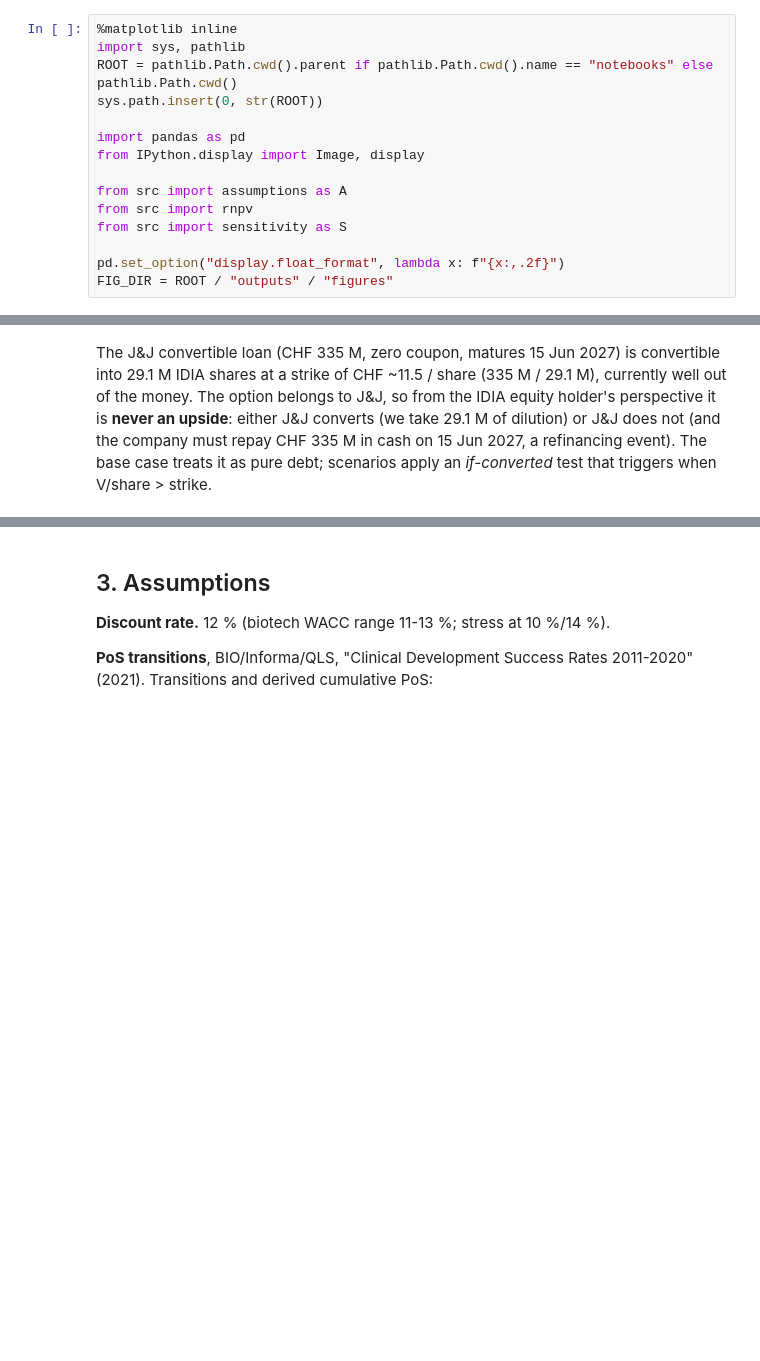
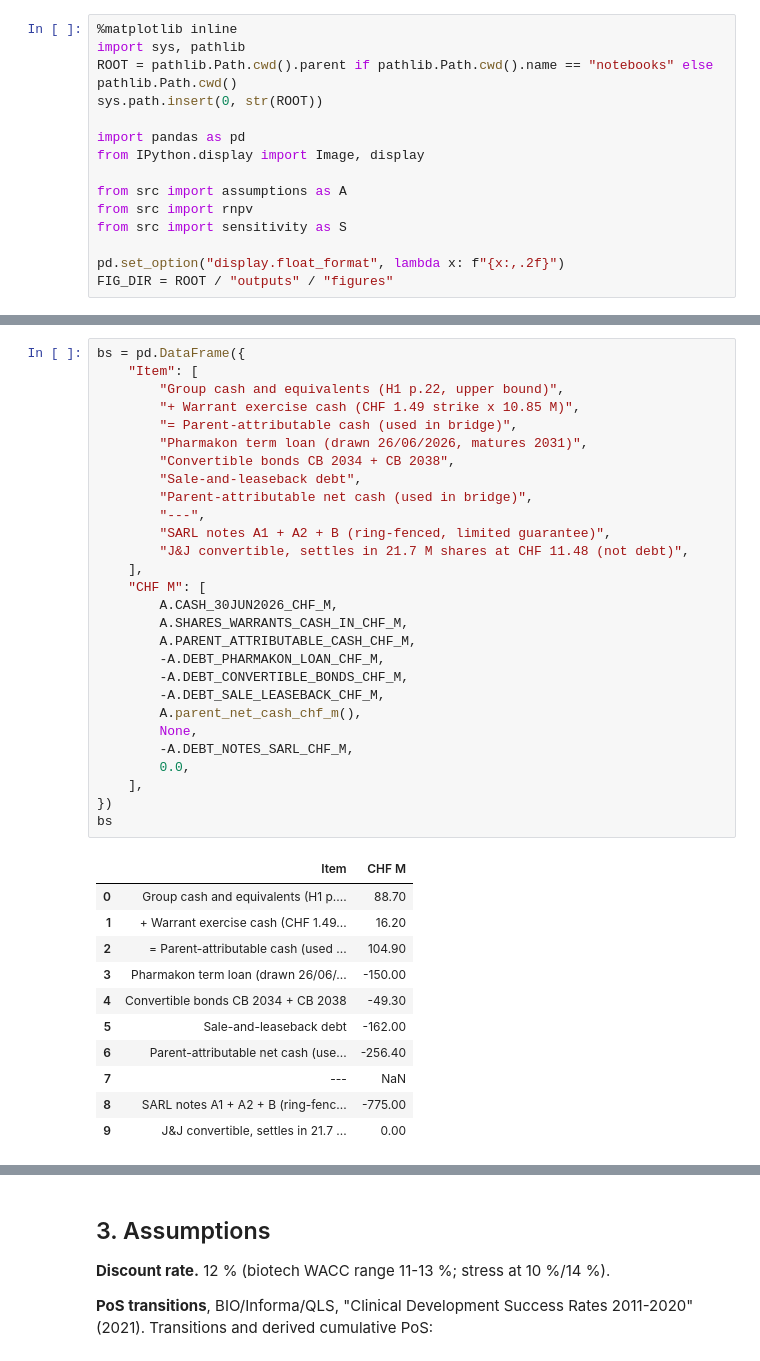
Before and after one commit to DimitriPr/rnpv-idorsia-valuation, a Jupyter notebook: notebooks/analysis.ipynb, the cells around one changed output, grey strips where cells are left out. Saved outputs shown, nothing was run; the diff lists cells and outputs as text; blank space fills up the shorter version.

```diff
--- a/notebooks/analysis.ipynb
+++ b/notebooks/analysis.ipynb
@@ -144,9 +140,40 @@ bs
-# %% [markdown]
-The J&J convertible loan (CHF 335 M, zero coupon, matures 15 Jun 2027)
-is convertible into 29.1 M IDIA shares at a strike of CHF ~11.5 / share
-(335 M / 29.1 M), currently well out of the money. The option belongs
-to J&J, so from the IDIA equity holder's perspective it is **never an
-upside**: either J&J converts (we take 29.1 M of dilution) or J&J does
-not (and the company must repay CHF 335 M in cash on 15 Jun 2027, a
-refinancing event). The base case treats it as pure debt; scenarios
-apply an *if-converted* test that triggers when V/share > strike.
+# %%
+bs = pd.DataFrame({
+    "Item": [
+        "Group cash and equivalents (H1 p.22, upper bound)",
+        "+ Warrant exercise cash (CHF 1.49 strike x 10.85 M)",
+        "= Parent-attributable cash (used in bridge)",
+        "Pharmakon term loan (drawn 26/06/2026, matures 2031)",
+        "Convertible bonds CB 2034 + CB 2038",
+        "Sale-and-leaseback debt",
+        "Parent-attributable net cash (used in bridge)",
+        "---",
+        "SARL notes A1 + A2 + B (ring-fenced, limited guarantee)",
+        "J&J convertible, settles in 21.7 M shares at CHF 11.48 (not debt)",
+    ],
+    "CHF M": [
+        A.CASH_30JUN2026_CHF_M,
+        A.SHARES_WARRANTS_CASH_IN_CHF_M,
+        A.PARENT_ATTRIBUTABLE_CASH_CHF_M,
+        -A.DEBT_PHARMAKON_LOAN_CHF_M,
+        -A.DEBT_CONVERTIBLE_BONDS_CHF_M,
+        -A.DEBT_SALE_LEASEBACK_CHF_M,
+        A.parent_net_cash_chf_m(),
+        None,
+        -A.DEBT_NOTES_SARL_CHF_M,
+        0.0,
+    ],
+})
+bs
+# %% [output]
+|  | Item | CHF M |
+| 0 | Group cash and equivalents (H1 p.... | 88.70 |
+| 1 | + Warrant exercise cash (CHF 1.49... | 16.20 |
+| 2 | = Parent-attributable cash (used ... | 104.90 |
+| 3 | Pharmakon term loan (drawn 26/06/... | -150.00 |
+| 4 | Convertible bonds CB 2034 + CB 2038 | -49.30 |
+| 5 | Sale-and-leaseback debt | -162.00 |
+| 6 | Parent-attributable net cash (use... | -256.40 |
+| 7 | --- | NaN |
+| 8 | SARL notes A1 + A2 + B (ring-fenc... | -775.00 |
+| 9 | J&J convertible, settles in 21.7 ... | 0.00 |
```
Also changed, not shown: parts of 25 cells of this notebook, 13 other files.
